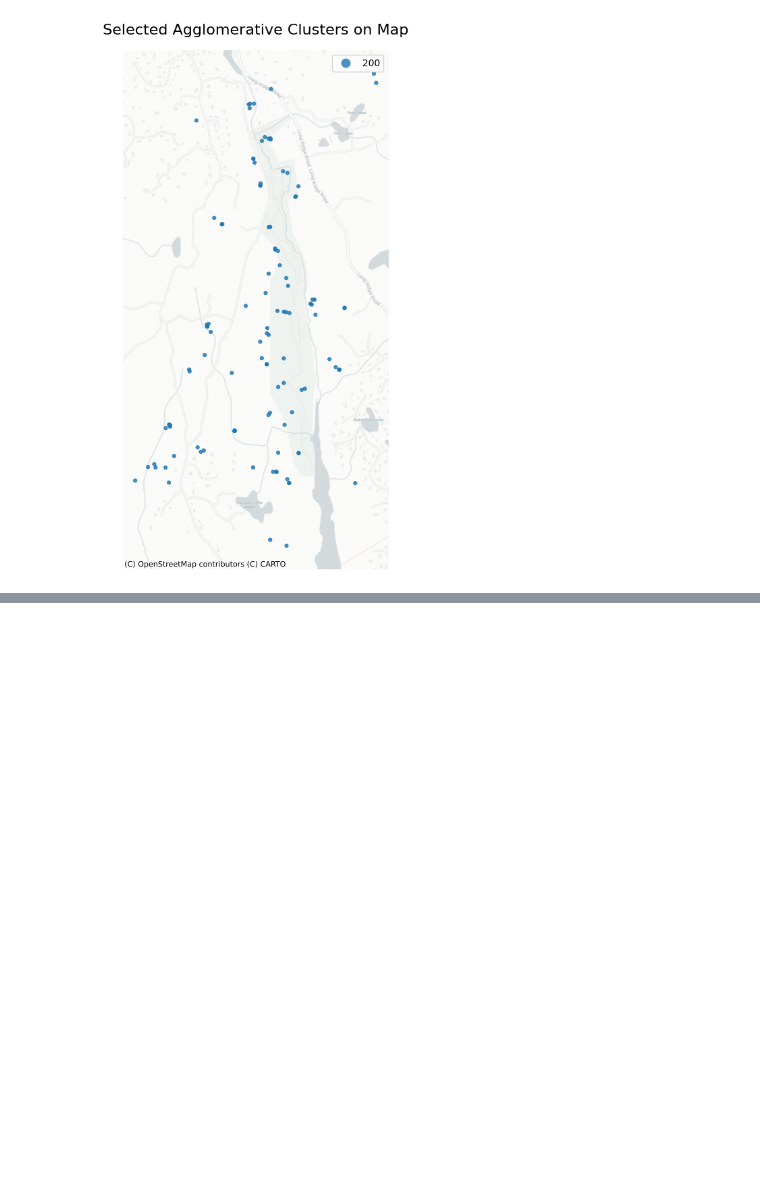
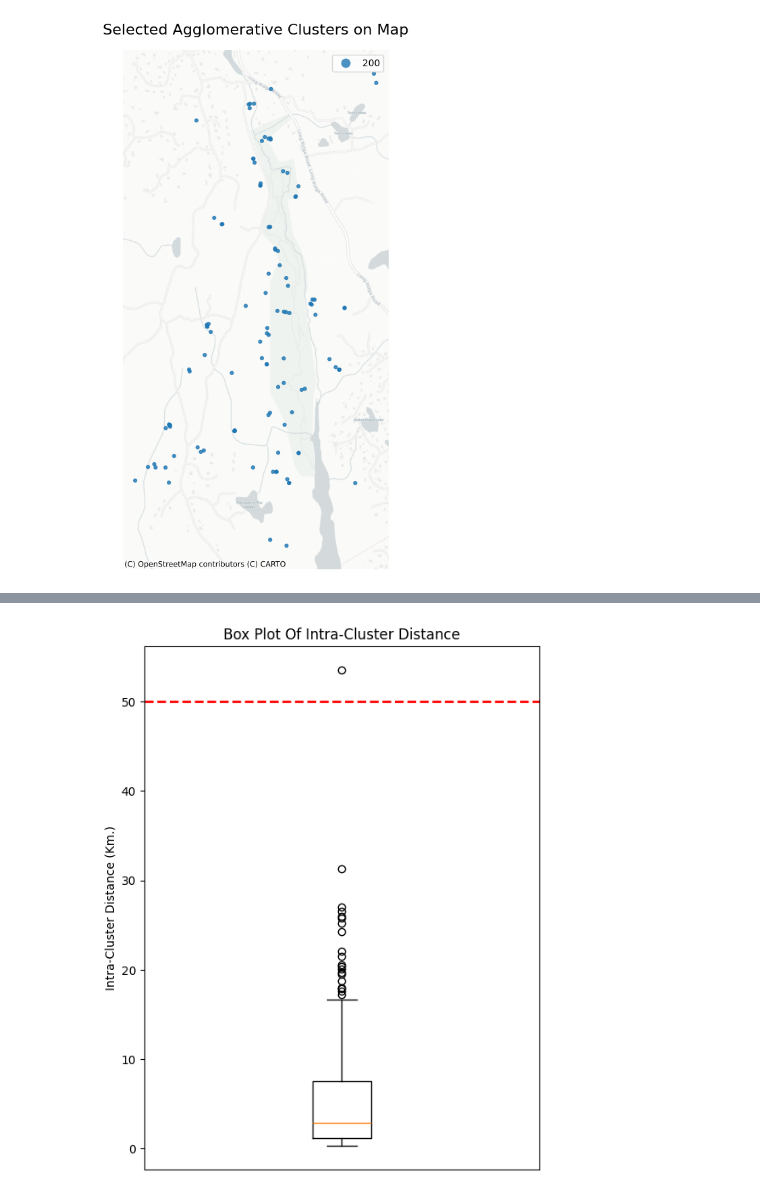
Before and after one commit to sagniksinha/CS8903_HAAG_Spatial_Camera_Trap_Summer2025, a Jupyter notebook: Clustering_vizualization.ipynb, the cells around one changed output, grey strips where cells are left out. Cells and saved outputs as stored; diff of their text form; code cells hidden in the pictures; blank space fills up the shorter version.

```diff
--- a/Clustering_vizualization.ipynb
+++ b/Clustering_vizualization.ipynb
@@ -102,0 +249,6 @@ plt.show()
+# %%
+cluster_stats_df = cluster_distance_stats_df(
+    merged_df,
+    cluster_col='Cluster_Agglo_Updated'
+)
+print(cluster_stats_df)
@@ -102,0 +346,23 @@ plt.show()
+# %%
+fig_path = os.path.join(output_dir, "BoxPlot_IntraCluster_Distance.png")
+
+# Create figure and plot
+plt.figure(figsize=(6,8))  # Taller for vertical box plot
+
+plt.boxplot(cluster_stats_df['avg_distance_km'].dropna(), vert=True)
+
+plt.title('Box Plot Of Intra-Cluster Distance')
+plt.ylabel('Intra-Cluster Distance (Km.)')
+
+# Remove x-axis labels/ticks
+plt.xticks([])
+
+# Add horizontal line at y=50
+plt.axhline(y=50, color='red', linestyle='--', linewidth=2)
+
+# Save the figure
+plt.savefig(fig_path, dpi=600, bbox_inches='tight')
+
+plt.show()
+# %% [output]
+[figure, added]
```
Also changed, not shown: parts of 11 cells of this notebook, 1 other file.
